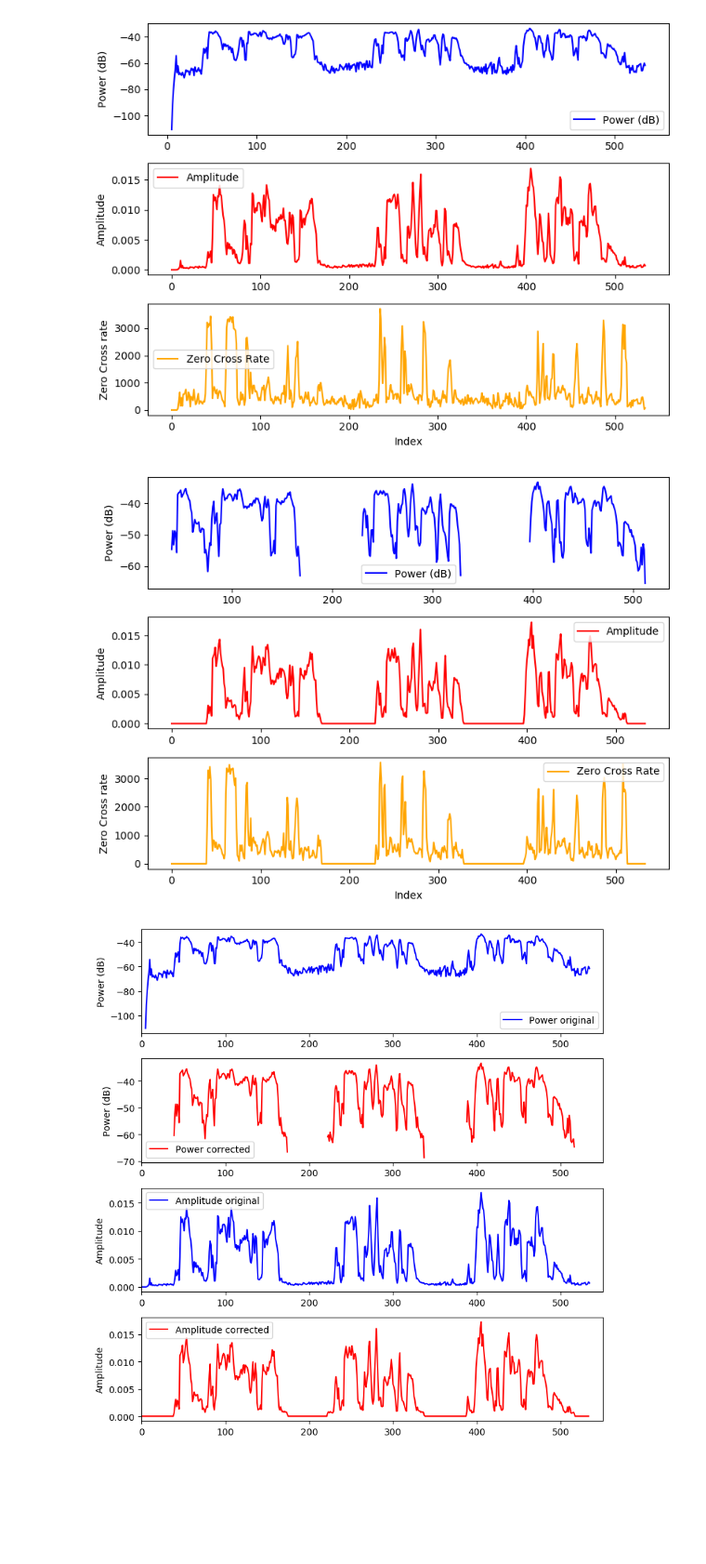
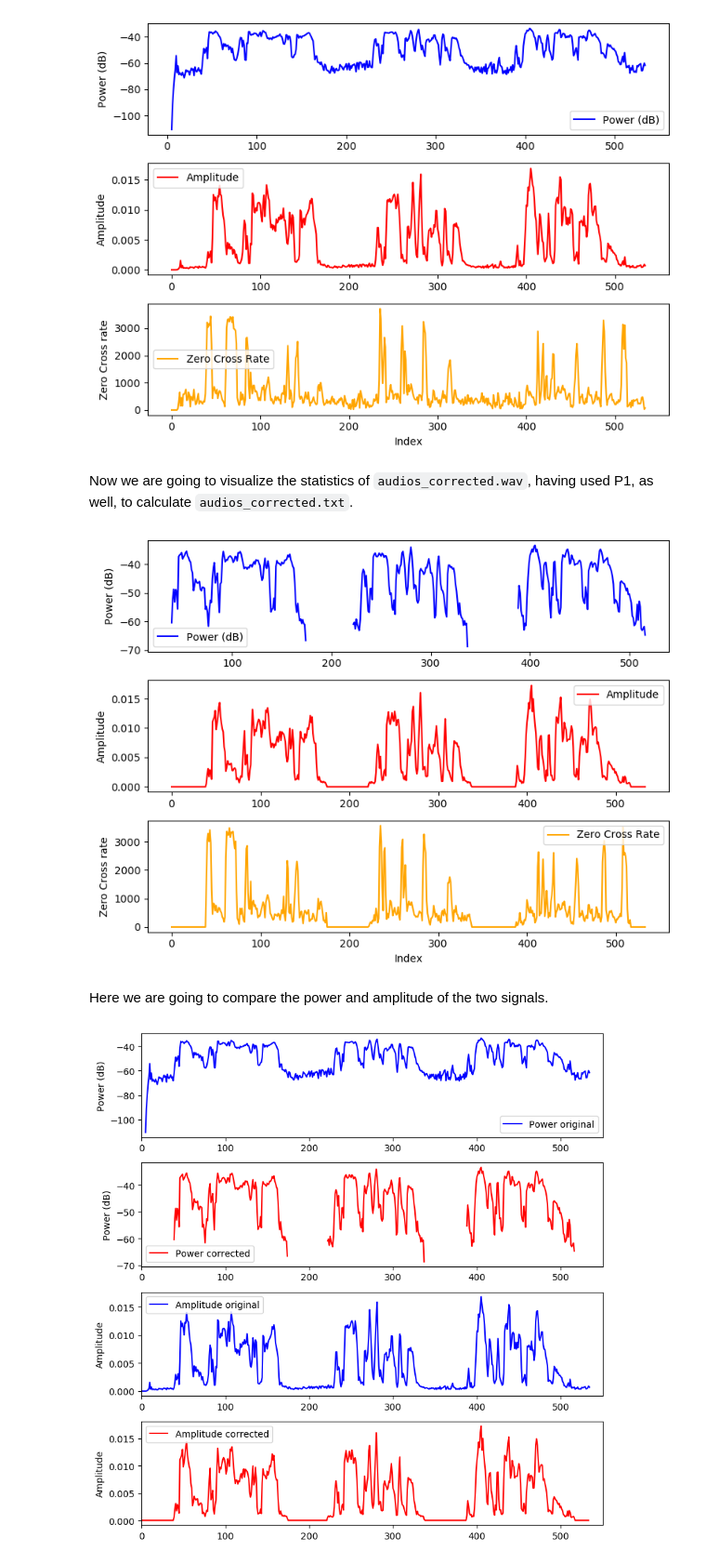
Before and after one commit to GilJimenezCanellas/P2, a Jupyter notebook: plots.ipynb, the cells around one changed output. Shown: that part at 93% size. Saved outputs shown, nothing was run; the diff lists cells and outputs as text; code cells hidden in the pictures; blank space fills up the shorter version.

```diff
--- a/plots.ipynb
+++ b/plots.ipynb
@@ -27,32 +33,36 @@ plt.tight_layout()
 plt.show()
 # %% [output]
 [figure]
+# %% [markdown]
+Now we are going to visualize the statistics of `audios_corrected.wav`, having used P1, as well, to calculate `audios_corrected.txt`.
 # %%
-data = np.loadtxt('audios_corrected2.txt')
+data = np.loadtxt('audios_corrected.txt')
 
 power = data[:, 1]
 amplitude = data[:, 2]
 zcr = data[:, 3]
 
 fig, axs = plt.subplots(3, 1, figsize=(8, 6))
 
 axs[0].plot(power, color='b', label='Power (dB)')
 axs[0].set_ylabel('Power (dB)')
 axs[0].legend()
 
 axs[1].plot(amplitude, color='r', label='Amplitude')
 axs[1].set_ylabel('Amplitude')
 axs[1].legend()
 
 axs[2].plot(zcr, color='orange', label='Zero Cross Rate')
 axs[2].set_xlabel('Index')
 axs[2].set_ylabel('Zero Cross rate')
 axs[2].legend()
 
 plt.tight_layout()
 plt.show()
 # %% [output]
-[figure, old version]
+[figure, new version]
+# %% [markdown]
+Here we are going to compare the power and amplitude of the two signals.
 # %%
 data1 = np.loadtxt('audios.txt')
 power1 = data1[:, 1]
```
Also changed, not shown: parts of 5 cells of this notebook, 2 other files.
